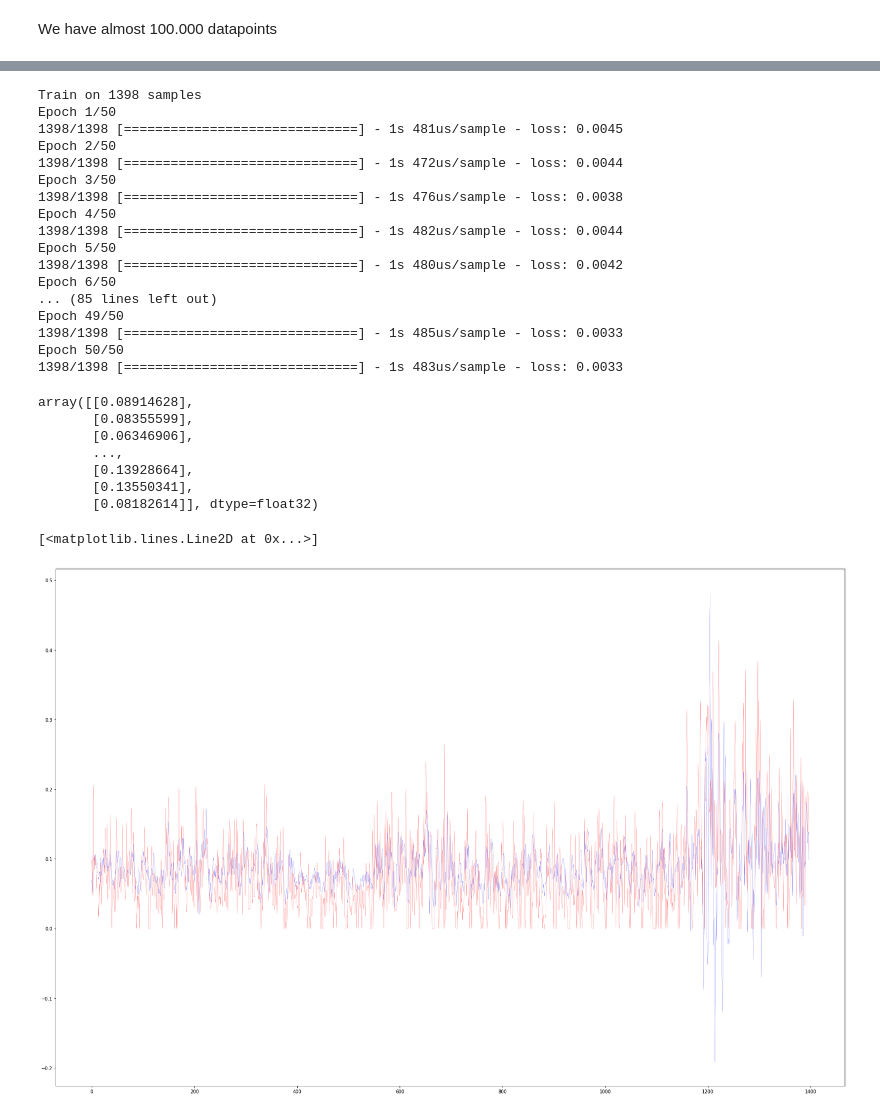
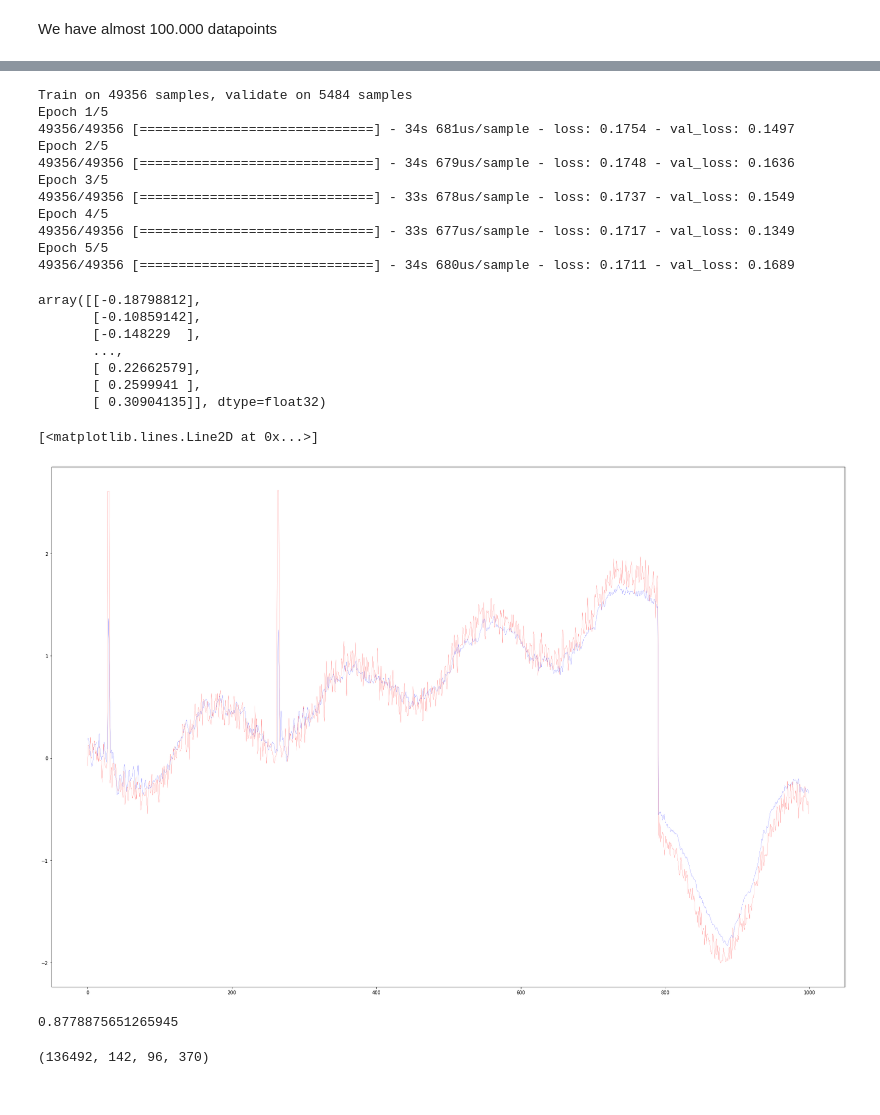
Before and after one commit to jggrandio/Anomaly_det, a Jupyter notebook: Untitled.ipynb, the cells around one changed output, grey strips where cells are left out. Cells and saved outputs as stored; diff of their text form; code cells hidden in the pictures.

```diff
--- a/Untitled.ipynb
+++ b/Untitled.ipynb
@@ -107,7 +115,7 @@ def identity_block(X, f, filters, stage, block):
 
     # Final step: Add shortcut value to main path, and pass it through a RELU activation (≈2 lines)
     X = tf.keras.layers.Add()([X, X_shortcut])
-    X = tf.keras.layers.Activation('relu')(X)
+    X = tf.keras.layers.Activation('linear')(X)
 
 
     return X
@@ -163,7 +171,7 @@ def convolutional_block(X, f, filters, stage, block, s = 2):
 
     # Final step: Add shortcut value to main path, and pass it through a RELU activation (≈2 lines)
     X = tf.keras.layers.Add()([X, X_shortcut])
-    X = tf.keras.layers.Activation('relu')(X)
+    X = tf.keras.layers.Activation('linear')(X)
 
 
     return X
@@ -192,42 +200,37 @@ def ResNet(input_shape=(20, 1), classes=1):
 # %%
 model = ResNet(input_shape = (window_size,1), classes = 1)
 # %%
-model.compile(optimizer=tf.keras.optimizers.RMSprop(), loss='mean_squared_error')
+model.compile(optimizer=tf.keras.optimizers.RMSprop(), loss='mean_absolute_error')
 # %%
-training = model.fit(data, labels, batch_size=32,epochs=50,verbose=1)
+training = model.fit(train_data, train_labels, batch_size=32,epochs=5,validation_data = (val_data, val_labels),verbose=1)
 # %% [output]
-Train on 1398 samples
-Epoch 1/50
-1398/1398 [==============================] - 1s 481us/sample - loss: 0.0045
-Epoch 2/50
-1398/1398 [==============================] - 1s 472us/sample - loss: 0.0044
-Epoch 3/50
-1398/1398 [==============================] - 1s 476us/sample - loss: 0.0038
-Epoch 4/50
-1398/1398 [==============================] - 1s 482us/sample - loss: 0.0044
-Epoch 5/50
-1398/1398 [==============================] - 1s 480us/sample - loss: 0.0042
-Epoch 6/50
-... (85 lines left out)
-Epoch 49/50
-1398/1398 [==============================] - 1s 485us/sample - loss: 0.0033
-Epoch 50/50
-1398/1398 [==============================] - 1s 483us/sample - loss: 0.0033
+Train on 49356 samples, validate on 5484 samples
+Epoch 1/5
+49356/49356 [==============================] - 34s 681us/sample - loss: 0.1754 - val_loss: 0.1497
+Epoch 2/5
+49356/49356 [==============================] - 34s 679us/sample - loss: 0.1748 - val_loss: 0.1636
+Epoch 3/5
+49356/49356 [==============================] - 33s 678us/sample - loss: 0.1737 - val_loss: 0.1549
+Epoch 4/5
+49356/49356 [==============================] - 33s 677us/sample - loss: 0.1717 - val_loss: 0.1349
+Epoch 5/5
+49356/49356 [==============================] - 34s 680us/sample - loss: 0.1711 - val_loss: 0.1689
 # %%
-model.predict(data)
+forecasts = model.predict(data)
+forecasts
 # %% [output]
-array([[0.08914628],
-       [0.08355599],
-       [0.06346906],
+array([[-0.18798812],
+       [-0.10859142],
+       [-0.148229  ],
        ...,
-       [0.13928664],
-       [0.13550341],
-       [0.08182614]], dtype=float32)
+       [ 0.22662579],
+       [ 0.2599941 ],
+       [ 0.30904135]], dtype=float32)
 # %%
 fig, ax = plt.subplots()
 fig.set_size_inches(30.5, 20.5)
-ax.plot(model.predict(data),linewidth=0.2, c='blue')
-ax.plot(labels,linewidth=0.2, c='red')
+ax.plot(model.predict(data[28000:29000]),linewidth=0.2, c='blue')
+ax.plot(labels[28000:29000],linewidth=0.2, c='red')
 # %% [output]
 [<matplotlib.lines.Line2D at 0x...>]
-[figure, old version]
+[figure, new version]
@@ -233,0 +246,11 @@ ax.plot(labels,linewidth=0.2, c='red')
+# %%
+from sklearn.metrics import confusion_matrix
+from sklearn.metrics import f1_score
+tn, fp, fn, tp = confusion_matrix(preproc.abnormal, guess).ravel()
+f1_score(preproc.abnormal, guess, average='macro')
+# %% [output]
+0.8778875651265945
+# %%
+tn, fp, fn, tp
+# %% [output]
+(136492, 142, 96, 370)
```
Also changed, not shown: parts of 7 cells of this notebook.
